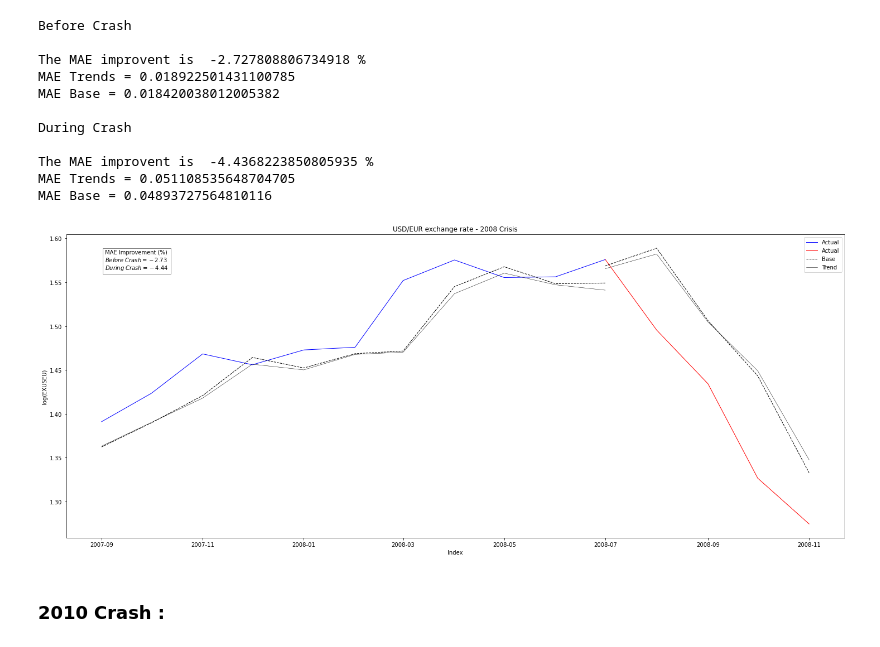
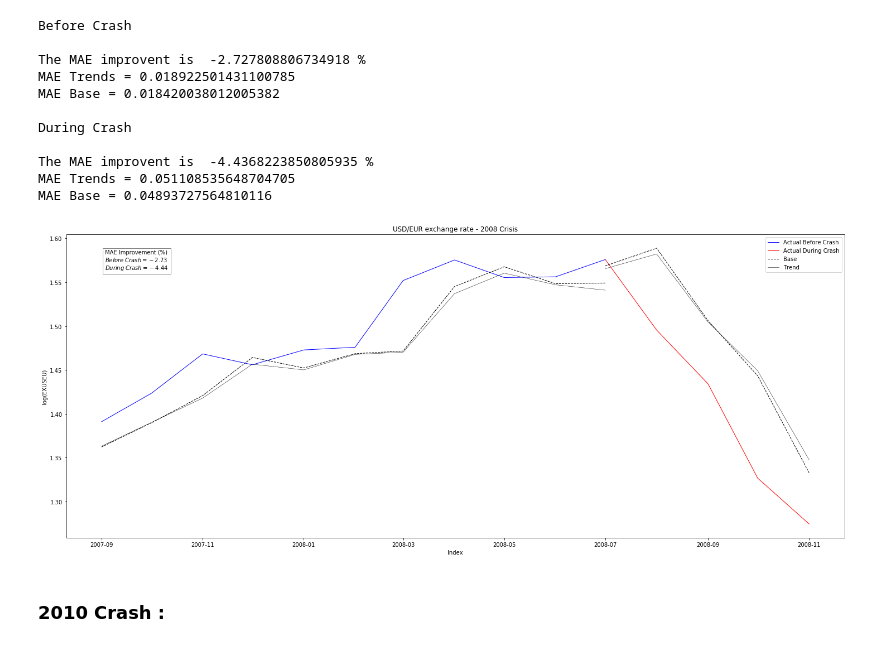
Before and after one commit to epfl-ada/ada-2020-project-milestone-p3-p3_adaimb, a Jupyter notebook: MilestoneP4.ipynb, the cells around one changed output. Drawn from its saved outputs; the diff is of its cells as text; code cells hidden in the pictures.

```diff
--- a/MilestoneP4.ipynb
+++ b/MilestoneP4.ipynb
@@ -902,27 +892,27 @@ MAE Base = 0.04893727564810116
 # %%
 #Plots :
 fig,ax = plt.subplots()
-ax.plot(data_rate['Month']['2007-09-01':'2008-07-01'],data_rate['EXUSEU']['2007-09-01':'2008-07-01'],color='blue',label='Actual',linewidth=1)
+ax.plot(data_rate['Month']['2007-09-01':'2008-07-01'],data_rate['EXUSEU']['2007-09-01':'2008-07-01'],color='blue',label='Actual Before Crash',linewidth=1)
 ax.plot(data_rate['Month']['2007-09-01':'2008-07-01'],pred_bc,linestyle='--',color='black',linewidth=1)
 ax.plot(data_rate['Month']['2007-09-01':'2008-07-01'],pred_trends_bc,color='black',linewidth=0.5)
-ax.plot(data_rate['Month']['2008-07-01':'2008-11-01'],data_rate['EXUSEU']['2008-07-01':'2008-11-01'],color='red',label='Actual',linewidth=1)
+ax.plot(data_rate['Month']['2008-07-01':'2008-11-01'],data_rate['EXUSEU']['2008-07-01':'2008-11-01'],color='red',label='Actual During Crash',linewidth=1)
 ax.plot(data_rate['Month']['2008-07-01':'2008-11-01'],pred,linestyle='--',color='black',label='Base',linewidth=1)
 ax.plot(data_rate['Month']['2008-07-01':'2008-11-01'],pred_trends,color='black',linewidth=0.5,label='Trend')
 plt.legend()
 textstr = '\n'.join((
     r'MAE Improvement (%)',
     r'$Before\;Crash=%.2f$'%(improvement_overall_bc,),
     r'$During\;Crash=%.2f$'%(improvement_overall,)))
 
 ax.text(0.05, 0.95, textstr, transform=ax.transAxes, fontsize=10,
         verticalalignment='top',bbox=dict(facecolor='white', alpha=0.5))
 ax.set_ylabel('log(EXUSEU)')
 ax.set_xlabel('Index')
 ax.set_title('USD/EUR exchange rate - 2008 Crisis')
 fig.set_size_inches(25,10)
 plt.show()
 # %% [output]
-[figure, old version]
+[figure, new version]
 # %% [markdown]
 ### 2010 Crash :
 # %%
```
Also changed, not shown: parts of 21 cells of this notebook.
